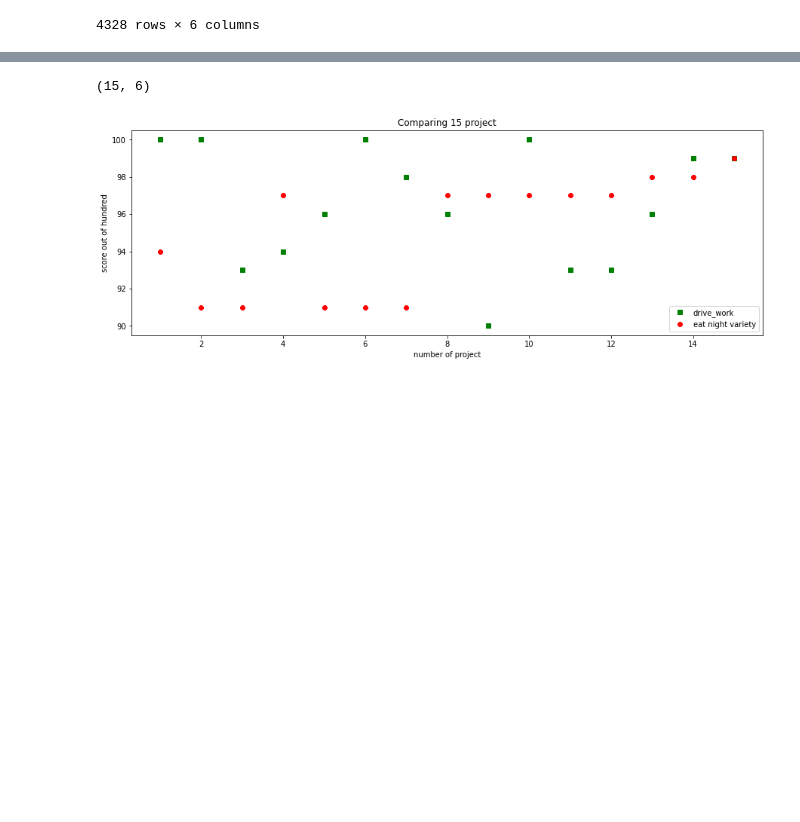
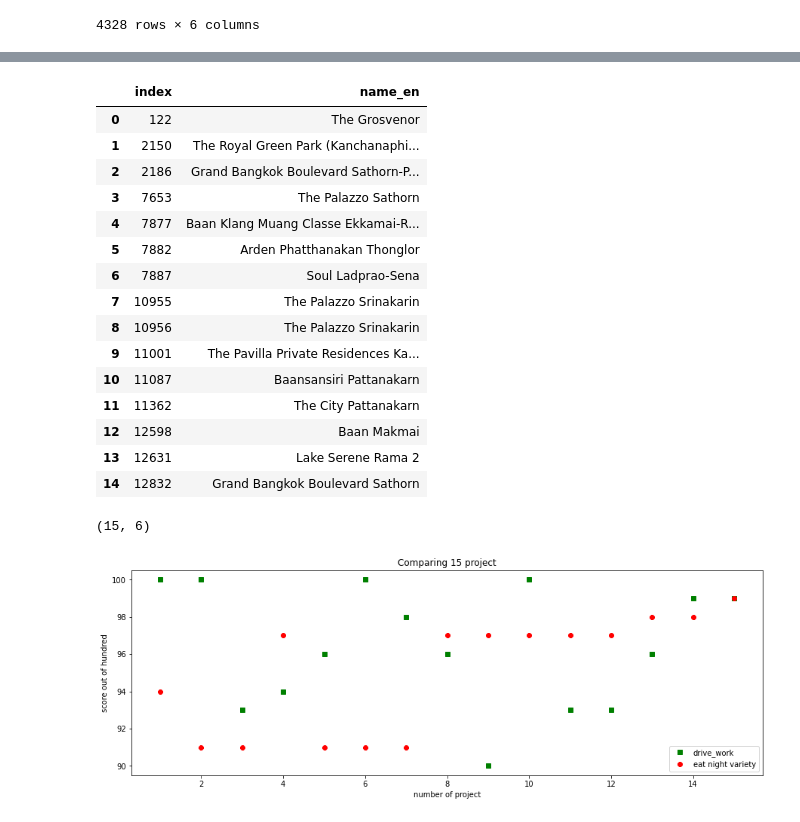
Before and after one commit to sucheerarighthere/BasicProg_DataViz65, a Jupyter notebook: FinalProject_Data.ipynb, the cells around one changed output, grey strips where cells are left out. Drawn from its saved outputs; the diff is of its cells as text; code cells hidden in the pictures; blank space fills up the shorter version.

```diff
--- a/FinalProject_Data.ipynb
+++ b/FinalProject_Data.ipynb
@@ -725,6 +725,25 @@ towork.reset_index()
 | 12 | 12598 | Baan Makmai | Detached House | 5.0 | 6.0 | 96.0 | ... |
 | 13 | 12631 | Lake Serene Rama 2 | Detached House | 5.0 | 6.0 | 99.0 | ... |
 | 14 | 12832 | Grand Bangkok Boulevard Sathorn | Detached House | 5.0 | 6.0 | 99.0 | ... |
+# %%
+towork[['name_en']].reset_index()
+# %% [output]
+|  | index | name_en |
+| 0 | 122 | The Grosvenor |
+| 1 | 2150 | The Royal Green Park (Kanchanaphi... |
+| 2 | 2186 | Grand Bangkok Boulevard Sathorn-P... |
+| 3 | 7653 | The Palazzo Sathorn |
+| 4 | 7877 | Baan Klang Muang Classe Ekkamai-R... |
+| 5 | 7882 | Arden Phatthanakan Thonglor |
+| 6 | 7887 | Soul Ladprao-Sena |
+| 7 | 10955 | The Palazzo Srinakarin |
+| 8 | 10956 | The Palazzo Srinakarin |
+| 9 | 11001 | The Pavilla Private Residences Ka... |
+| 10 | 11087 | Baansansiri Pattanakarn |
+| 11 | 11362 | The City Pattanakarn |
+| 12 | 12598 | Baan Makmai |
+| 13 | 12631 | Lake Serene Rama 2 |
+| 14 | 12832 | Grand Bangkok Boulevard Sathorn |
 # %%
 towork.shape
 # %% [output]
```
Also changed, not shown: parts of 1 cell of this notebook.
